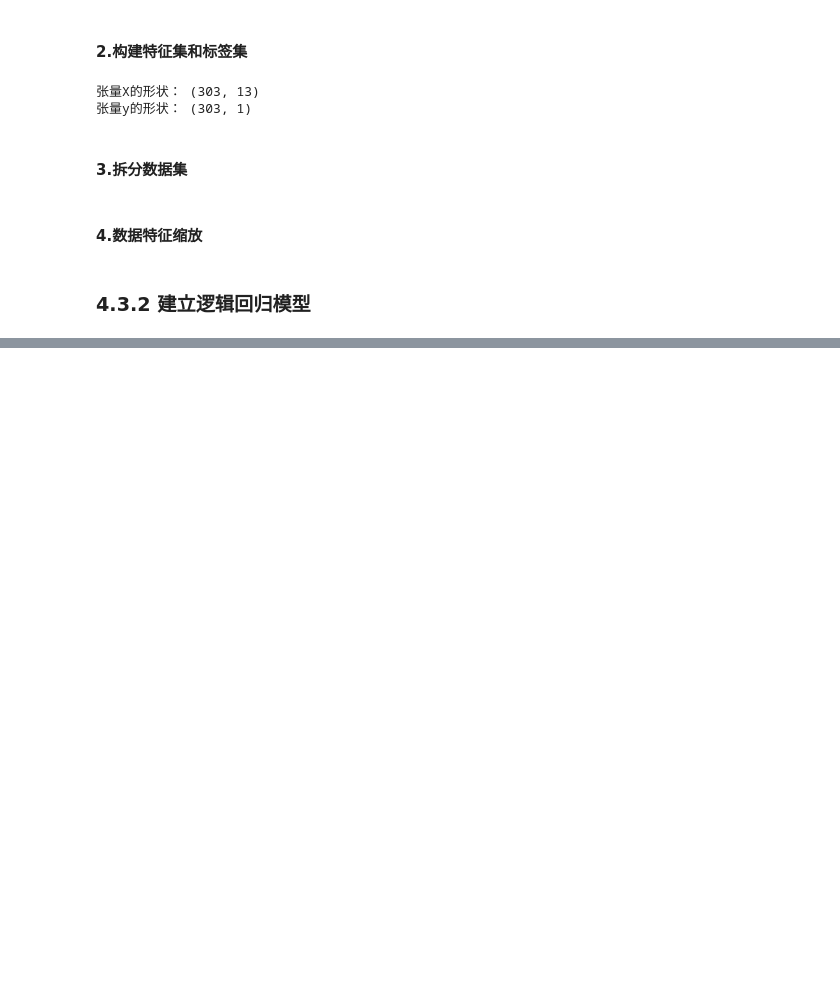
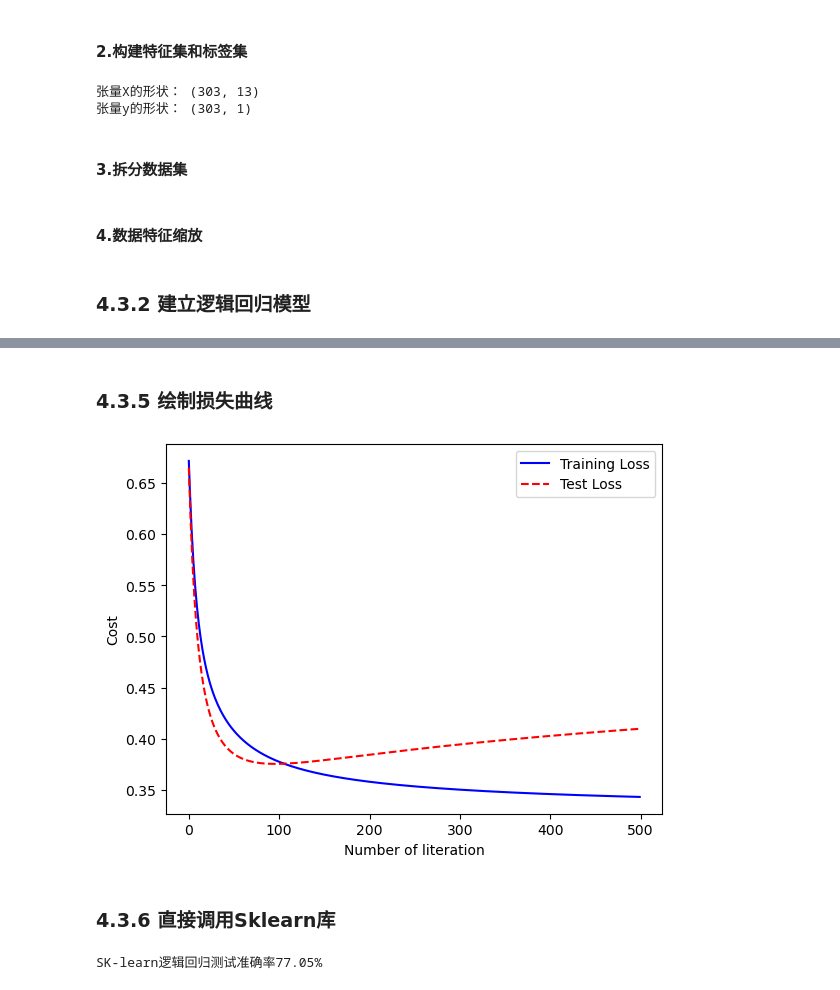
Before and after one commit to MemoryFactory/jupyter_basic, a Jupyter notebook: zero_ml.ipynb, the cells around one changed output, grey strips where cells are left out. Cells and saved outputs as stored; diff of their text form; code cells hidden in the pictures; blank space fills up the shorter version.

Commit message:
4.3 in zero_ml

```diff
--- a/zero_ml.ipynb
+++ b/zero_ml.ipynb
@@ -1273,0 +1284,8 @@ X_test = scaler.transform(X_test) # 特征归一化训练集transform（直接
+# %%
+# 定义损失函数
+
+def loss_function(X,y,w,b):
+    y_hat = sigmoid(np.dot(X,w) + b) # sigmoid逻辑函数+线性函数(wX+b)得到y'
+    loss = -(y*np.log(y_hat) + (1-y)*np.log(1-y_hat))
+    cost = np.sum(loss) / X.shape[0]
+    return cost
@@ -1273,0 +1335,22 @@ X_test = scaler.transform(X_test) # 特征归一化训练集transform（直接
+# %%
+def logistic_regression(X,y,w,b,lr,iter): # 定义逻辑回归模型
+    l_history, w_history, b_history = gradient_descent(X,y,w,b,lr,iter) # 梯度下降
+    print('训练最终损失：', l_history[-1])
+
+    y_pred = predict(X,w_history[-1],b_history[-1]) # 进行预测
+    training_acc = 100 - np.mean(np.abs(y_pred - y_train))*100 # 计算准确率
+    print('逻辑回归训练准确率：{:.2f}%'.format(training_acc))
+
+    return l_history,w_history,b_history
+# %%
+# 初始化参数
+dimension = X.shape[1] # 这里的维度len(X)是矩阵的行的数目，维度是列的数目
+weight = np.full((dimension,1), 0.1) # 权重向量，向量一般是1D，但这里实际上创建了2D张量
+bias = 0 # 偏置值
+
+# 初始化超参数
+alpha = 1 # 学习速率
+iterations = 500 # 迭代次数
+# %%
+# 用逻辑回归函数训练机器
+loss_history,weight_history,bias_history = logistic_regression(X_train,y_train,weight,bias,alpha,iterations)
@@ -1273,0 +1403,25 @@ X_test = scaler.transform(X_test) # 特征归一化训练集transform（直接
+# %% [markdown]
+### 4.3.5 绘制损失曲线
+# %%
+loss_history_test = np.zeros(iterations)
+for i in range(iterations):
+    loss_history_test[i] = loss_function(X_test,y_test,weight_history[i],bias_history[i])
+index = np.arange(0, iterations, 1)
+plt.plot(index, loss_history, c='blue', linestyle='solid')
+plt.plot(index, loss_history_test, c='red', linestyle='dashed')
+plt.legend(['Training Loss', 'Test Loss'])
+plt.xlabel('Number of literation')
+plt.ylabel('Cost')
+plt.show()
+# %% [output]
+[figure, added]
+# %% [markdown]
+### 4.3.6 直接调用Sklearn库
+# %%
+from sklearn.linear_model import LogisticRegression # 导入逻辑回归模型
+
+lr = LogisticRegression() # lr，代表是逻辑回归模型
+lr.fit(X_train,y_train) # fit，相当于是梯度下降
+print('SK-learn逻辑回归测试准确率{:.2f}%'.format(lr.score(X_test,y_test)*100))
+# %% [output]
+SK-learn逻辑回归测试准确率77.05%
```
Also changed, not shown: parts of 18 cells of this notebook.
